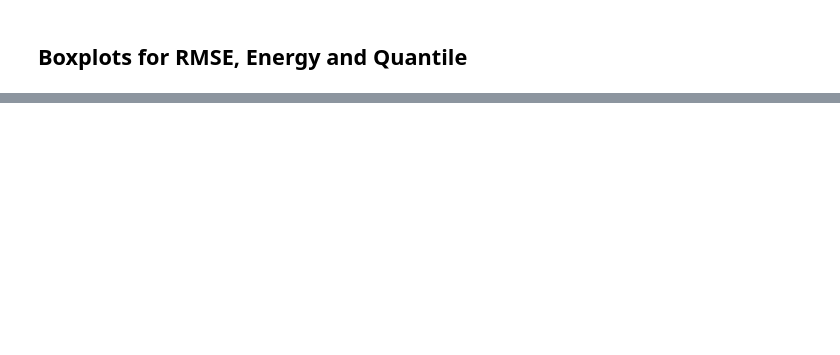
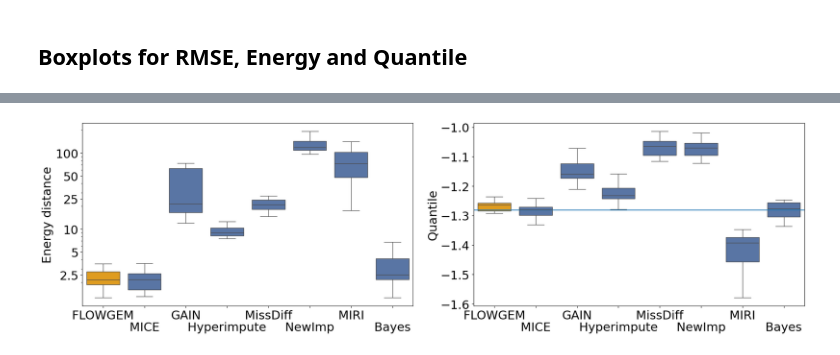
Before and after one commit to gkremling/FLOWGEM, a Jupyter notebook: main_simulations.ipynb, the cells around one changed output, grey strips where cells are left out. Drawn from its saved outputs; the diff is of its cells as text; code cells hidden in the pictures; blank space fills up the shorter version.

```diff
--- a/main_simulations.ipynb
+++ b/main_simulations.ipynb
@@ -376,39 +555,69 @@ results_df['energy_std'] = standardize_negative_score(results_df['energy'])
-# %%
-def standardize_neg_iqr(series, k=1.5):
-    neg = -series
-
-    q1 = neg.quantile(0.25)
-    q3 = neg.quantile(0.75)
-    iqr = q3 - q1
-
-    lo = q1 - k * iqr
-    hi = q3 + k * iqr
-
-    neg_clipped = neg.clip(lo, hi)
-
-    return (neg_clipped - lo) / (hi - lo) - 1
-
-results_df['energy_std_iqr'] = standardize_neg_iqr(results_df['energy'])
 # %%
-def boxplot(df, col, only_wgf=False):
-    plt.figure(figsize=(8,6))
+def boxplot(df, col, only_wgf=False, ax=None):
+    if ax is None:
+        fig, ax = plt.subplots(figsize=(8, 6))
+
     if only_wgf:
-        sns.boxplot(x="iter", y=col,data=df[df["method"] == "wgf_new"])
-        plt.xlabel("WGF Iteration")
-        plt.title(f"{col} distribution per iteration")
+        if not save_all_iter:
+            raise NotImplementedError("Only the final results were saved. Cannot plot results per iteration.")
+        sns.boxplot(x="iter", y=col, data=df[df["method"] == "flowgem"], ax=ax)
+        ax.set_xlabel("WGF Iteration")
+        ax.set_title(f"{col} distribution per iteration")
     else:
-        idx = df.groupby(['method', 'run'])['iter'].idxmax()
-        df_max = df.loc[idx].reset_index(drop=True)
-        sns.boxplot(x="method", y=col, data=df_max)
-        plt.xlabel("Imputation Method")
-        plt.title(f"{col} distribution per method")
-    plt.ylabel(col)
+        if save_all_iter:
+            idx = df.groupby(['method', 'run'])['iter'].idxmax()
+            df_max = df.loc[idx].reset_index(drop=True)
+        else:
+            df_max = df
+
+        def make_palette(df, col="method", highlight="flowgem", highlight_color="orange", default_color="#4C72B0"):
+            methods = df[col].unique()
+            return {m: highlight_color if m == highlight else default_color for m in methods}
+        sns.boxplot(x="method", y=col, data=df_max, ax=ax, showfliers=False, palette=make_palette(df_max))
+        ax.set_xlabel("")
+        #ax.set_title(f"{col} distribution per method")
+    ax.set_ylabel(col)
     if col == "quantile":
         if param_vals["distr"] == "UNI":
-            plt.axhline(0.1)
-            plt.axhline(0.106)
+            ax.axhline(0.1)
+            ax.axhline(0.106, linestyle='--')
         elif param_vals["distr"] == "Normal":
-            plt.axhline(scipy.stats.norm.ppf(0.1))
-    # else:
-    #     plt.ylim(-1.1, 0.1)
-    plt.show()
+            ax.axhline(scipy.stats.norm.ppf(0.1))
+
+    if ax is None:
+        plt.show()
+
+plt.rcParams.update({'font.size': 22})
+
+fig, axes = plt.subplots(1, 2, figsize=(20, 6))
+
+for ax, col in zip(axes, ["energy.indep", "quantile"]):
+    boxplot(results_df[results_df["method"] != "truth"], col, ax=ax)
+
+axes[0].set_ylabel("Energy distance")
+axes[1].set_ylabel("Quantile")
+
+axes[0].set_yscale("log")
+if param_vals["distr"] == 'UNI':
+    axes[0].set_yticks([0.5, 1, 2.5, 5, 10, 25, 50, 100], [0.5, 1, 2.5, 5, 10, 25, 50, 100])
+    axes[0].set_ylim(bottom=0.25, top=110)
+    axes[1].set_ylim(bottom=0.05, top=0.15)
+else:
+    axes[0].set_yticks([2.5, 5, 10, 25, 50, 100], [2.5, 5, 10, 25, 50, 100])
+    # axes[0].set_ylim(bottom=1.25, top=500)
+
+
+axes[0].set_xticklabels([title_dict[tick.get_text()] for tick in ax.get_xticklabels()])
+axes[1].set_xticklabels([title_dict[tick.get_text()] for tick in ax.get_xticklabels()])
+
+# Offset every other label downward
+for k in [0,1]:
+  for i, label in enumerate(axes[k].get_xticklabels()):
+      if i % 2 != 0:  # every other label
+          label.set_transform(label.get_transform() +
+                              transforms.ScaledTranslation(0, -0.3, fig.dpi_scale_trans))
+
+plt.tight_layout()
+plt.savefig(f"{base_path}/results/simulations/boxplots{param_vals["distr"]}.png", dpi=150, bbox_inches="tight")
+plt.show()
+# %% [output]
@@ -414,0 +631 @@ def boxplot(df, col, only_wgf=False):
+[figure, added]
```
Also changed, not shown: parts of 25 cells of this notebook, 12 other files.
